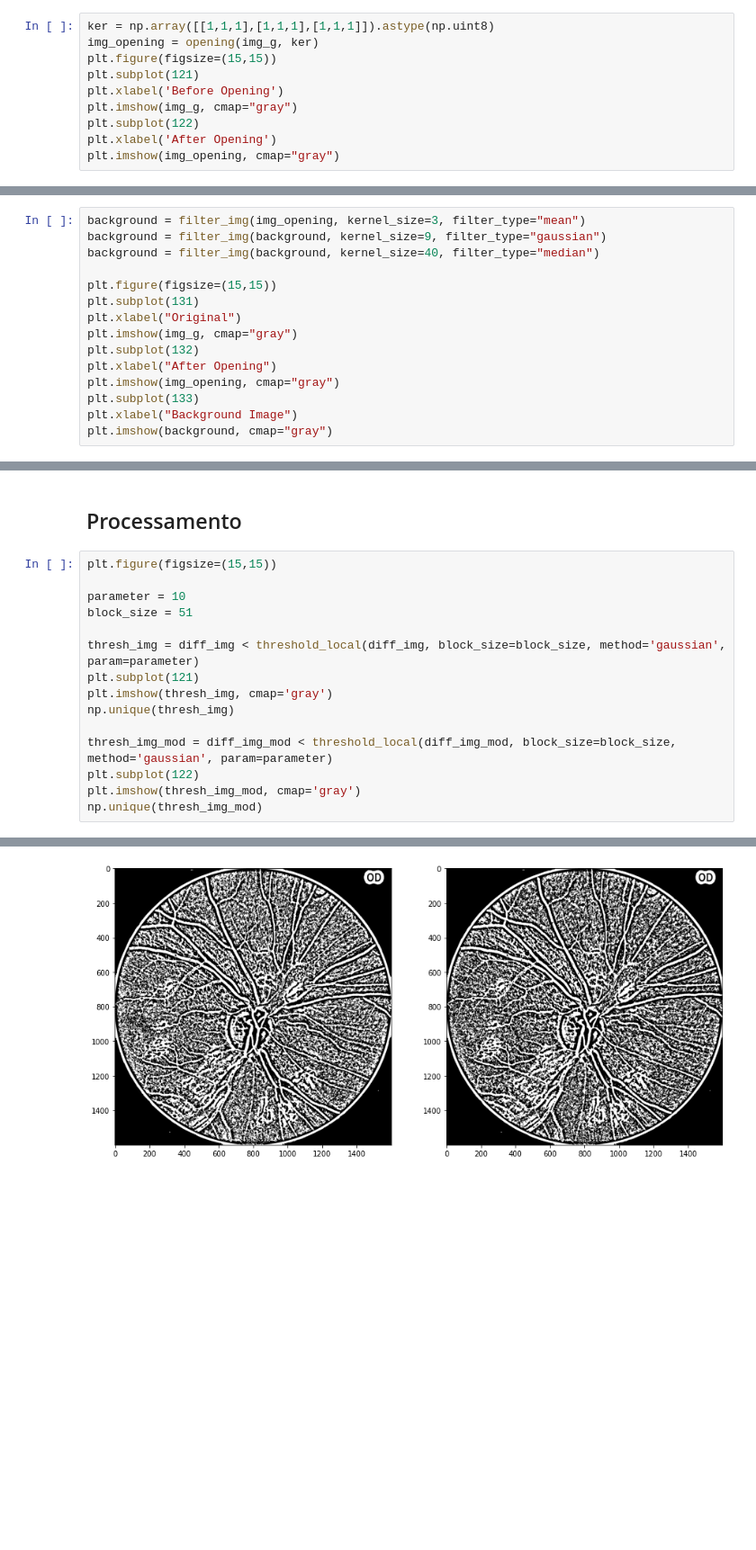
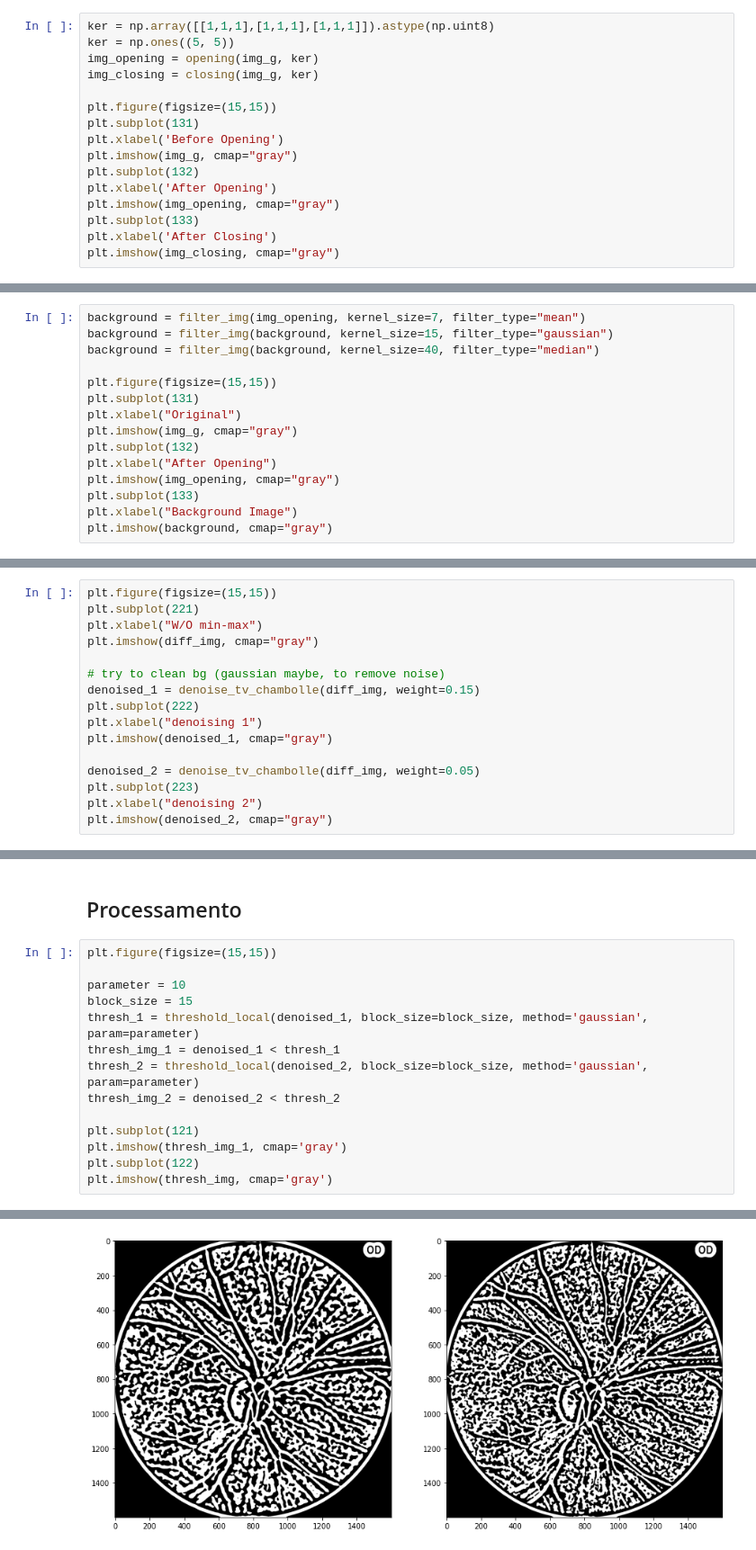
Before and after one commit to danbarretto/Vasc-bifurcation, a Jupyter notebook: vasc-bifurcation.ipynb, the cells around one changed output, grey strips where cells are left out. Shown at 90% size. Drawn from its saved outputs; the diff is of its cells as text; blank space fills up the shorter version.

```diff
--- a/vasc-bifurcation.ipynb
+++ b/vasc-bifurcation.ipynb
@@ -41,13 +42,19 @@ def filter_img(img, kernel_size=3, filter_type="mean"):
         return None
 # %%
 ker = np.array([[1,1,1],[1,1,1],[1,1,1]]).astype(np.uint8)
+ker = np.ones((5, 5))
 img_opening = opening(img_g, ker)
+img_closing = closing(img_g, ker)
+
 plt.figure(figsize=(15,15))
-plt.subplot(121)
+plt.subplot(131)
 plt.xlabel('Before Opening')
 plt.imshow(img_g, cmap="gray")
-plt.subplot(122)
+plt.subplot(132)
 plt.xlabel('After Opening')
 plt.imshow(img_opening, cmap="gray")
+plt.subplot(133)
+plt.xlabel('After Closing')
+plt.imshow(img_closing, cmap="gray")
 # %% [output]
 <matplotlib.image.AxesImage at 0x...>
@@ -55,6 +62,6 @@ plt.imshow(img_opening, cmap="gray")
 # %%
-background = filter_img(img_opening, kernel_size=3, filter_type="mean")
-background = filter_img(background, kernel_size=9, filter_type="gaussian")
+background = filter_img(img_opening, kernel_size=7, filter_type="mean")
+background = filter_img(background, kernel_size=15, filter_type="gaussian")
 background = filter_img(background, kernel_size=40, filter_type="median")
 
 plt.figure(figsize=(15,15))
@@ -113,0 +105,16 @@ plt.imshow(diff_img_mod, cmap="gray")
+# %%
+plt.figure(figsize=(15,15))
+plt.subplot(221)
+plt.xlabel("W/O min-max")
+plt.imshow(diff_img, cmap="gray")
+
+# try to clean bg (gaussian maybe, to remove noise)
+denoised_1 = denoise_tv_chambolle(diff_img, weight=0.15)
+plt.subplot(222)
+plt.xlabel("denoising 1")
+plt.imshow(denoised_1, cmap="gray")
+
+denoised_2 = denoise_tv_chambolle(diff_img, weight=0.05)
+plt.subplot(223)
+plt.xlabel("denoising 2")
+plt.imshow(denoised_2, cmap="gray")
@@ -117,15 +127,14 @@ plt.imshow(diff_img_mod, cmap="gray")
 plt.figure(figsize=(15,15))
 
 parameter = 10
-block_size = 51
+block_size = 15
+thresh_1 = threshold_local(denoised_1, block_size=block_size, method='gaussian', param=parameter)
+thresh_img_1 = denoised_1 < thresh_1
+thresh_2 = threshold_local(denoised_2, block_size=block_size, method='gaussian', param=parameter)
+thresh_img_2 = denoised_2 < thresh_2
 
-thresh_img = diff_img < threshold_local(diff_img, block_size=block_size, method='gaussian', param=parameter)
 plt.subplot(121)
+plt.imshow(thresh_img_1, cmap='gray')
+plt.subplot(122)
 plt.imshow(thresh_img, cmap='gray')
-np.unique(thresh_img)
-
-thresh_img_mod = diff_img_mod < threshold_local(diff_img_mod, block_size=block_size, method='gaussian', param=parameter)
-plt.subplot(122)
-plt.imshow(thresh_img_mod, cmap='gray')
-np.unique(thresh_img_mod)
 # %% [output]
@@ -133 +142 @@ Array([False,  True])
-[figure, old version]
+[figure, new version]
```
Also changed, not shown: parts of 7 cells of this notebook.
